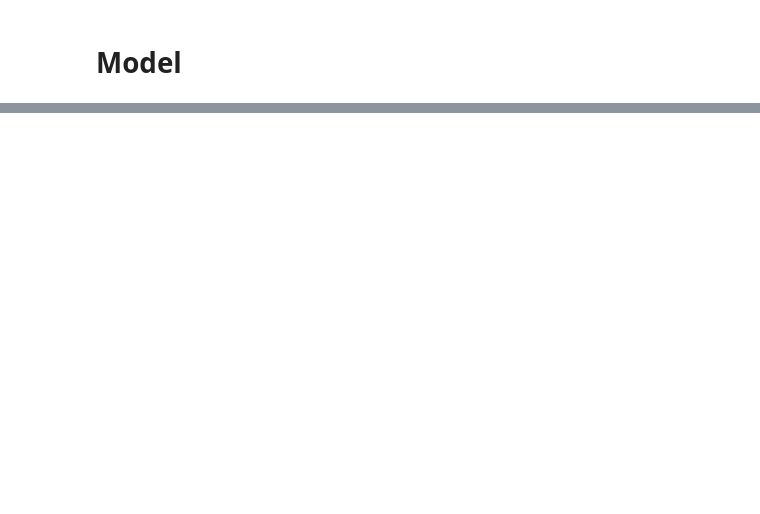
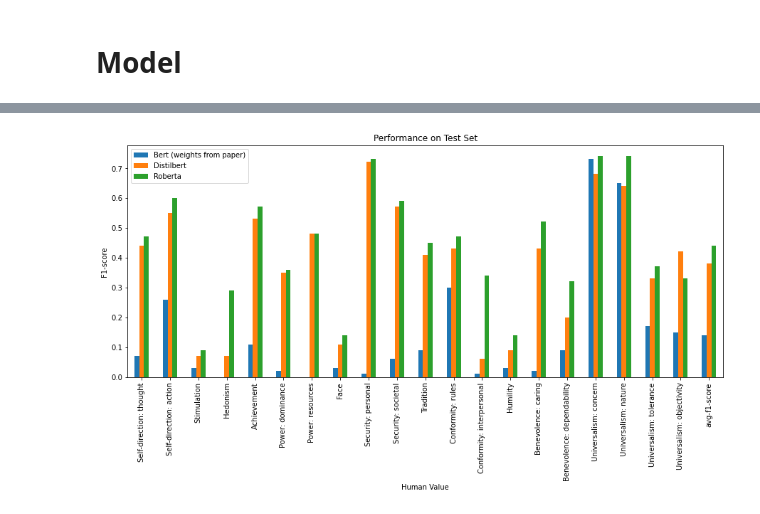
Before and after one commit to Lisa-dk/LTP, a Jupyter notebook: notebook.ipynb, the cells around one changed output, grey strips where cells are left out. Saved outputs shown, nothing was run; the diff lists cells and outputs as text; code cells hidden in the pictures; blank space fills up the shorter version.

Commit message:
new models, weights are too large to upload

```diff
--- a/notebook.ipynb
+++ b/notebook.ipynb
@@ -83,3 +99,0 @@ if RUN_AUG:
-# %%
-data["training"]['Rus-back-trans'] = np.load('./back_trans_augm.npy')
-data["training"].head()
@@ -199,0 +226,21 @@ trainer.train()
+# %%
+def test(data, classes, model_name, tok_name):
+    model_eval = AutoModelForSequenceClassification.from_pretrained(model_name, num_labels=len(classes))
+    tokenizer_eval = AutoTokenizer.from_pretrained(tok_name)
+    trainer_eval = MultiLabelTrainer(model_eval, tokenizer=tokenizer_eval)
+
+    def encode(str_input):
+        return tokenizer_eval(str_input, truncation=True)
+
+    eval_data = data["Premise"].map(encode)
+
+    pred = trainer_eval.predict(eval_data).predictions
+
+    true = np.array([x for x in data["Labels"]])
+    f1_scores = f1_score_per_label(pred, true, classes)
+
+    return f1_scores
+
+f1_scores_bert = test(data["test"], classes, "bert_paper_model", "bert-base-uncased")
+f1_scores_distilbert = test(data["test"], classes, "own-distilbert-model", "distilbert-base-uncased")
+f1_scores_roberta = test(data["test"], classes, "own-roberta-model", "roberta-base")
@@ -199,0 +254,14 @@ trainer.train()
+# %%
+df = pd.DataFrame({"Human Value": f1_scores_bert.keys(),
+                   "Bert (weights from paper)": f1_scores_bert.values(),
+                   "Distilbert": f1_scores_distilbert.values(),
+                   "Roberta": f1_scores_roberta.values()})
+
+df.head()
+plt.rcParams["figure.figsize"] = (15,6)
+df.plot(x="Human Value", y=["Bert (weights from paper)", "Distilbert", "Roberta"], kind="bar")
+plt.title("Performance on Test Set")
+plt.ylabel("F1-score")
+plt.show()
+# %% [output]
+[figure, added]
```
Also changed, not shown: parts of 14 cells of this notebook, 1 other file.
